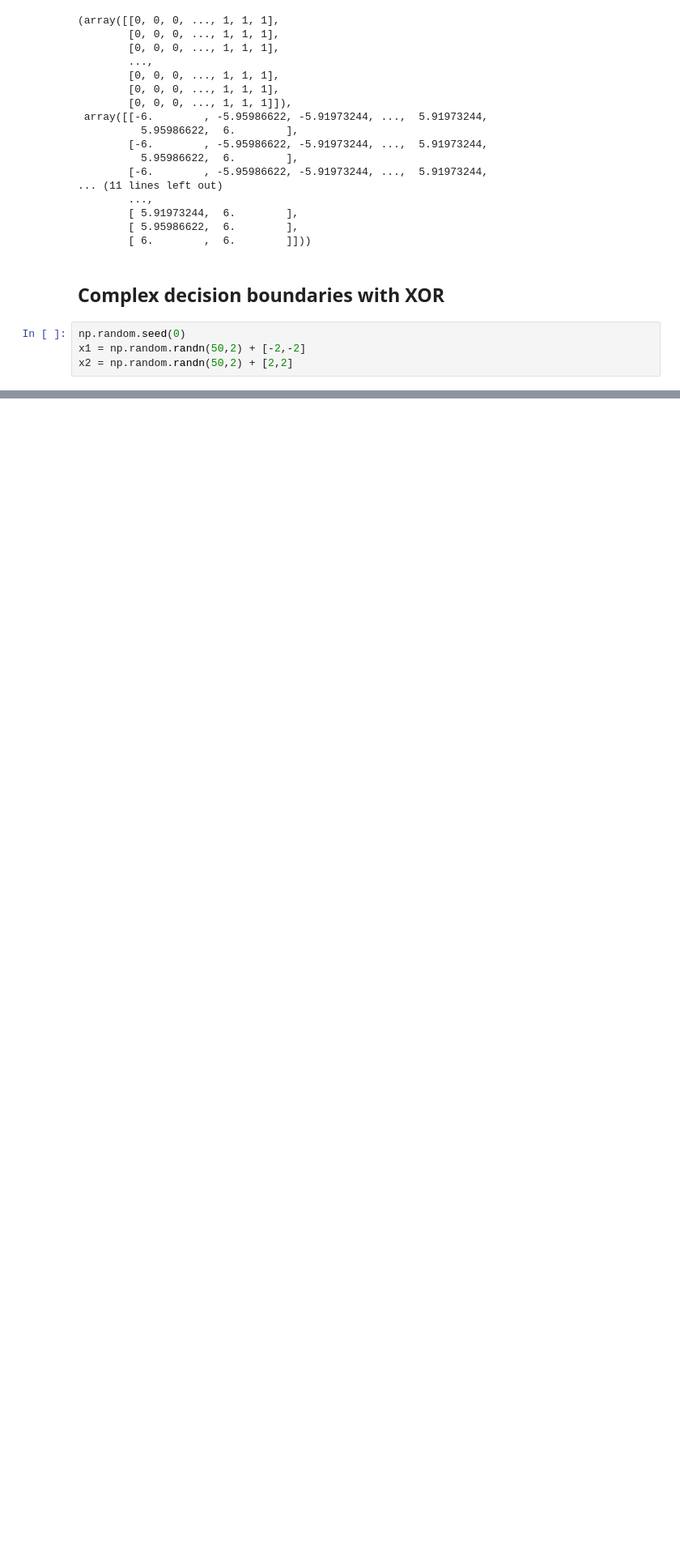
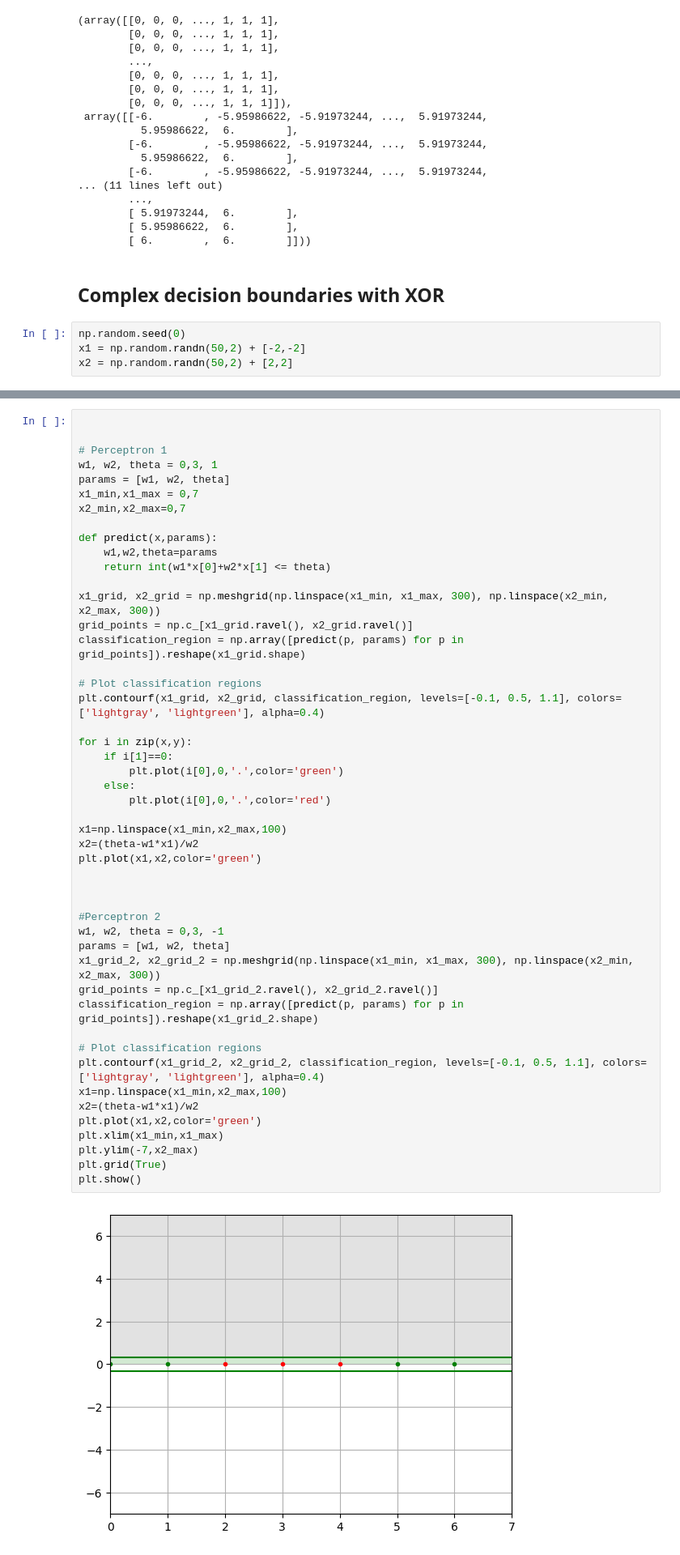
Before and after one commit to rajvee18/machine_learning_2, a Jupyter notebook: assignment_1.ipynb, the cells around one changed output, grey strips where cells are left out. Shown at 81% size. Cells and saved outputs as stored; diff of their text form; blank space fills up the shorter version.

```diff
--- a/assignment_1.ipynb
+++ b/assignment_1.ipynb
@@ -97,0 +112,50 @@ x2 = np.random.randn(50,2) + [2,2]
+# %%
+
+
+# Perceptron 1
+w1, w2, theta = 0,3, 1
+params = [w1, w2, theta]
+x1_min,x1_max = 0,7
+x2_min,x2_max=0,7
+
+def predict(x,params):
+    w1,w2,theta=params
+    return int(w1*x[0]+w2*x[1] <= theta)
+
+x1_grid, x2_grid = np.meshgrid(np.linspace(x1_min, x1_max, 300), np.linspace(x2_min, x2_max, 300))
+grid_points = np.c_[x1_grid.ravel(), x2_grid.ravel()]
+classification_region = np.array([predict(p, params) for p in grid_points]).reshape(x1_grid.shape)
+
+# Plot classification regions
+plt.contourf(x1_grid, x2_grid, classification_region, levels=[-0.1, 0.5, 1.1], colors=['lightgray', 'lightgreen'], alpha=0.4)
+
+for i in zip(x,y):
+    if i[1]==0:
+        plt.plot(i[0],0,'.',color='green')
+    else:
+        plt.plot(i[0],0,'.',color='red')
+
+x1=np.linspace(x1_min,x2_max,100)
+x2=(theta-w1*x1)/w2
+plt.plot(x1,x2,color='green')
+
+
+
+#Perceptron 2
+w1, w2, theta = 0,3, -1
+params = [w1, w2, theta]
+x1_grid_2, x2_grid_2 = np.meshgrid(np.linspace(x1_min, x1_max, 300), np.linspace(x2_min, x2_max, 300))
+grid_points = np.c_[x1_grid_2.ravel(), x2_grid_2.ravel()]
+classification_region = np.array([predict(p, params) for p in grid_points]).reshape(x1_grid_2.shape)
+
+# Plot classification regions
+plt.contourf(x1_grid_2, x2_grid_2, classification_region, levels=[-0.1, 0.5, 1.1], colors=['lightgray', 'lightgreen'], alpha=0.4)
+x1=np.linspace(x1_min,x2_max,100)
+x2=(theta-w1*x1)/w2
+plt.plot(x1,x2,color='green')
+plt.xlim(x1_min,x1_max)
+plt.ylim(-7,x2_max)
+plt.grid(True)
+plt.show()
+# %% [output]
+[figure, added]
```
Also changed, not shown: parts of 5 cells of this notebook.
